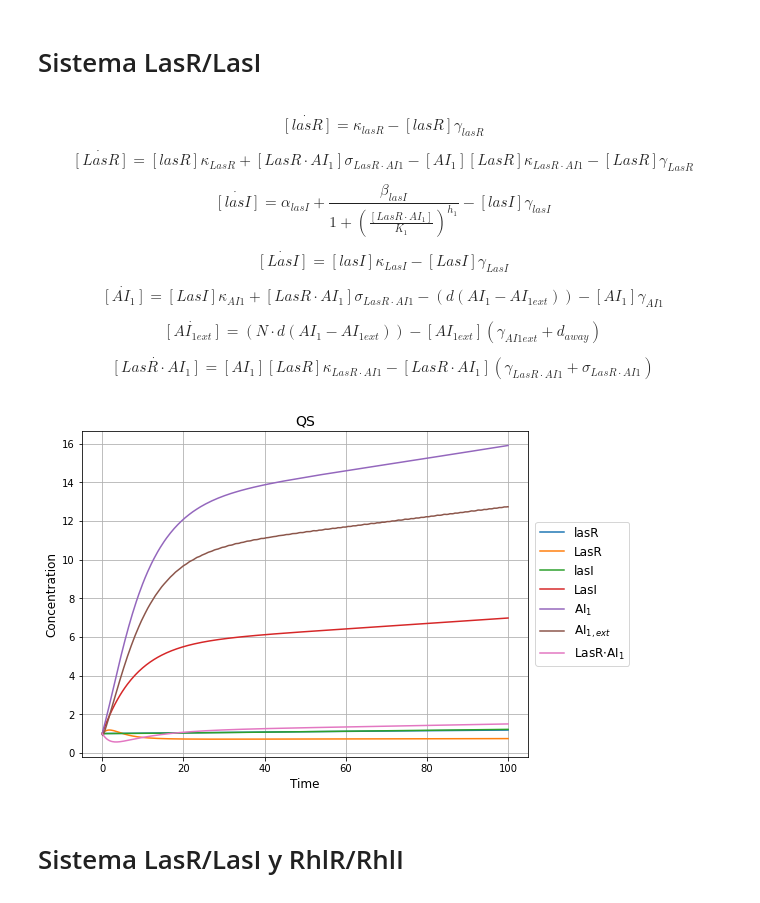
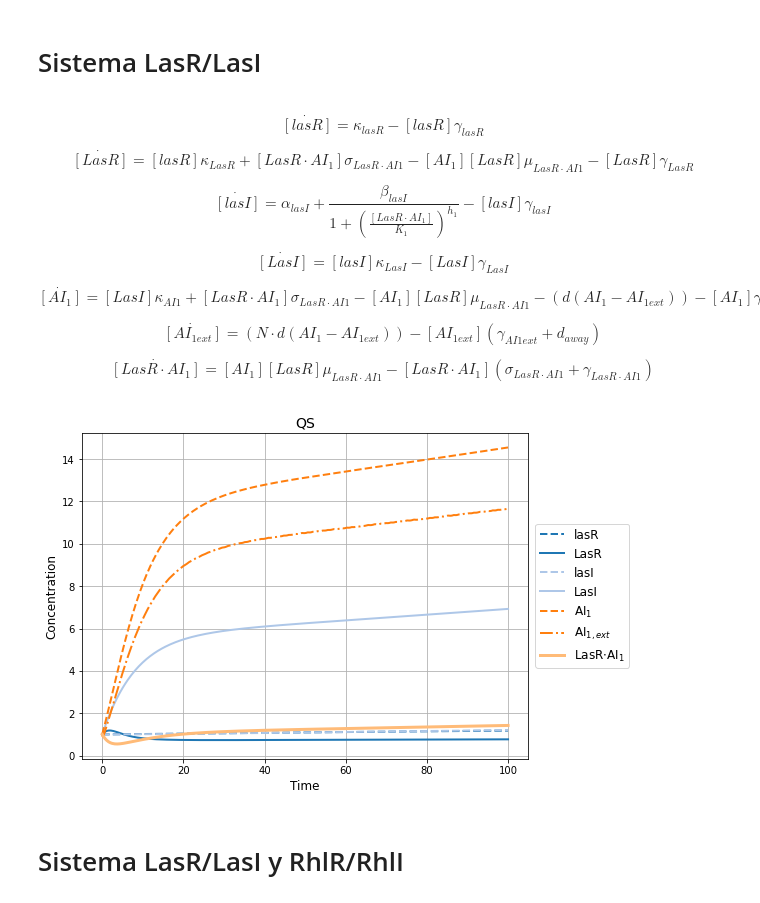
Before and after one commit to alejandrocs98/P-aeruginosa-qs, a Jupyter notebook: qs_deterministic.ipynb, the cells around one changed output. Drawn from its saved outputs; the diff is of its cells as text; code cells hidden in the pictures.

```diff
--- a/qs_deterministic.ipynb
+++ b/qs_deterministic.ipynb
@@ -14,7 +14,7 @@ from scipy.integrate import solve_ivp
 \begin{equation}
     \dot{[LasR]} = [lasR]\kappa_{LasR} +
     [LasR{\cdot}AI_{1}]\sigma_{LasR{\cdot}AI1} -
-    [AI_{1}][LasR]\kappa_{LasR\cdot AI1} -
+    [AI_{1}][LasR]\mu_{LasR\cdot AI1} -
     [LasR]\gamma_{LasR}
 \end{equation}
 
@@ -32,6 +32,7 @@ from scipy.integrate import solve_ivp
 \begin{equation}
     \dot{[AI_{1}]} = [LasI]\kappa_{AI1} +
     [LasR{\cdot}AI_{1}]\sigma_{LasR{\cdot}AI1} -
+    [AI_1][LasR]\mu_{LasR{\cdot}AI1} -
     (d(AI_{1}-AI_{1ext})) -
     [AI_1]\gamma_{AI1}
 \end{equation}
@@ -42,9 +43,8 @@ from scipy.integrate import solve_ivp
 \end{equation}
 
 \begin{equation}
-    \dot{[LasR{\cdot}AI_{1}]} = [AI_{1}][LasR]\kappa_{LasR{\cdot}AI1} -
-    [LasR{\cdot}AI_{1}](\gamma_{LasR{\cdot}AI1} +
-    \sigma_{LasR{\cdot}AI1})
+    \dot{[LasR{\cdot}AI_{1}]} = [AI_{1}][LasR]\mu_{LasR{\cdot}AI1} -
+    [LasR{\cdot}AI_{1}](\sigma_{LasR{\cdot}AI1} + \gamma_{LasR{\cdot}AI1})
 \end{equation}
 # %%
 def LasRI_qs(t, r):
@@ -64,43 +64,43 @@ def LasRI_qs(t, r):
     g_LasI = 0.12
     k_AI1 = 1
     g_AI1 = 0.3
-    k_LasRAI1 = 0.05
+    g_AI1_ext = 0.8
+    u_LasRAI1 = 0.05
+    s_LasRAI1 = 0.25
     g_LasRAI1 = 0.14
-    s_LasRAI1 = 0.25
     # Cell parameters
     d = 0.8
     d_away = 1.2
-    g_AI1_ext = 0.8
     N = 10
 
     dlasR = k_lasR - lasR*g_lasR
-    dLasR = lasR*k_LasR + LasRAI1*s_LasRAI1 - AI1*LasR*k_LasRAI1 - LasR*g_LasR
+    dLasR = lasR*k_LasR + LasRAI1*s_LasRAI1 - AI1*LasR*u_LasRAI1 - LasR*g_LasR
     dlasI = a_lasI + (b_lasI/(1+(LasRAI1/K1)**h1)) - lasI*g_lasI
     dLasI = lasI*k_LasI - LasI*g_LasI
-    dAI1 = LasI*k_AI1 + LasRAI1*s_LasRAI1 - (d*(AI1-AI1_ext)) - AI1*g_AI1
+    dAI1 = LasI*k_AI1 + LasRAI1*s_LasRAI1 - AI1*LasR*u_LasRAI1 - (d*(AI1-AI1_ext)) - AI1*g_AI1
     dAI1_ext = (N*d*(AI1-AI1_ext)) - (AI1_ext*(g_AI1_ext + d_away))
-    dLasRAI1 = AI1*LasR*k_LasRAI1 - (LasRAI1*(g_LasRAI1 + s_LasRAI1))
+    dLasRAI1 = AI1*LasR*u_LasRAI1 - (LasRAI1*(s_LasRAI1 + g_LasRAI1))
 
     return np.array([dlasR, dLasR, dlasI, dLasI, dAI1, dAI1_ext, dLasRAI1])
 # %%
 LasRI_qs_dynamics = solve_ivp(LasRI_qs, [0, 100], [1, 1, 1, 1, 1, 1, 1])
 # %%
 plt.figure(figsize=(8,6))
-plt.plot(LasRI_qs_dynamics.t, LasRI_qs_dynamics.y[0], label='lasR')
-plt.plot(LasRI_qs_dynamics.t, LasRI_qs_dynamics.y[1], label='LasR')
-plt.plot(LasRI_qs_dynamics.t, LasRI_qs_dynamics.y[2], label='lasI')
-plt.plot(LasRI_qs_dynamics.t, LasRI_qs_dynamics.y[3], label='LasI')
-plt.plot(LasRI_qs_dynamics.t, LasRI_qs_dynamics.y[4], label='AI$_1$')
-plt.plot(LasRI_qs_dynamics.t, LasRI_qs_dynamics.y[5], label='AI$_{1,ext}$')
-plt.plot(LasRI_qs_dynamics.t, LasRI_qs_dynamics.y[6], label='LasR$\cdot$AI$_1$')
+plt.plot(LasRI_qs_dynamics.t, LasRI_qs_dynamics.y[0], lw=2, label='lasR', color=cm.tab20(0), ls='--')
+plt.plot(LasRI_qs_dynamics.t, LasRI_qs_dynamics.y[1], lw=2, label='LasR', color=cm.tab20(0), ls='-')
+plt.plot(LasRI_qs_dynamics.t, LasRI_qs_dynamics.y[2], lw=2, label='lasI', color=cm.tab20(1), ls='--')
+plt.plot(LasRI_qs_dynamics.t, LasRI_qs_dynamics.y[3], lw=2, label='LasI', color=cm.tab20(1), ls='-')
+plt.plot(LasRI_qs_dynamics.t, LasRI_qs_dynamics.y[4], lw=2, label='AI$_1$', color=cm.tab20(2), ls='--')
+plt.plot(LasRI_qs_dynamics.t, LasRI_qs_dynamics.y[5], lw=2, label='AI$_{1,ext}$', color=cm.tab20(2), ls='-.')
+plt.plot(LasRI_qs_dynamics.t, LasRI_qs_dynamics.y[6], lw=3, label='LasR$\cdot$AI$_1$', color=cm.tab20(3), ls='-')
 plt.grid()
 plt.legend(loc='center right', bbox_to_anchor=(1.24, 0.50), ncol=1, fancybox=True, shadow=False, fontsize=12)
 plt.xlabel('Time', fontsize=12)
 plt.ylabel('Concentration', fontsize=12)
 plt.title('QS', fontsize=14)
 plt.show()
 # %% [output]
-[figure, old version]
+[figure, new version]
 # %% [markdown]
 # Sistema LasR/LasI y RhlR/RhlI
 # %% [markdown]
```
Also changed, not shown: parts of 7 cells of this notebook, 1 other file.
